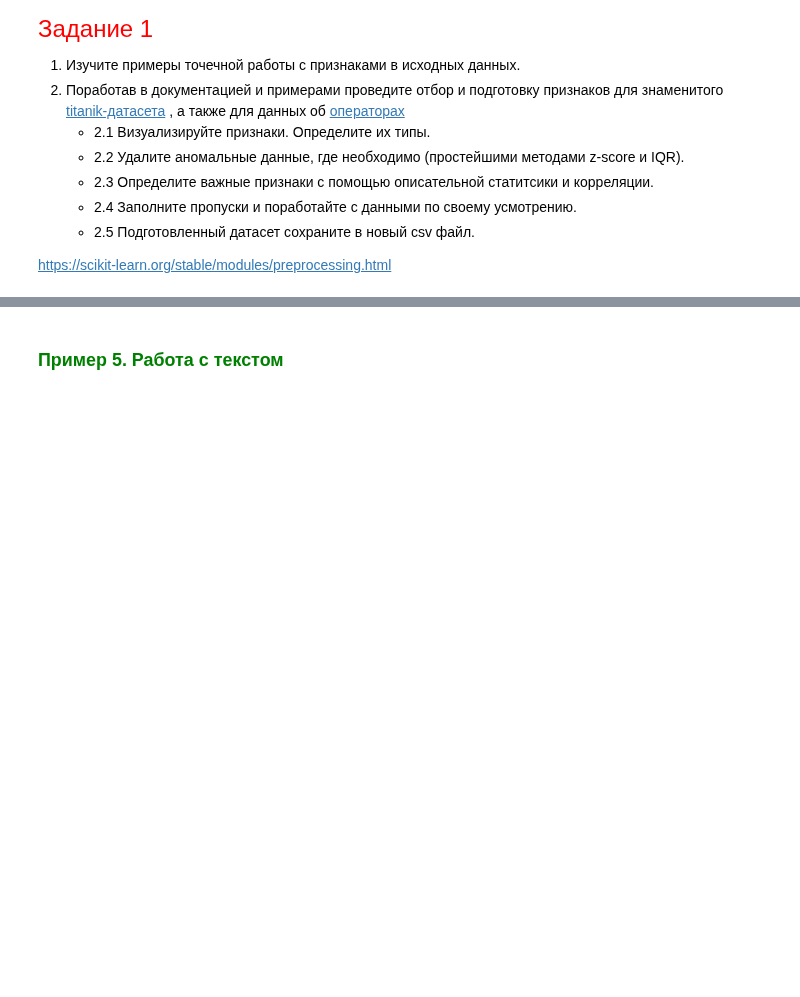
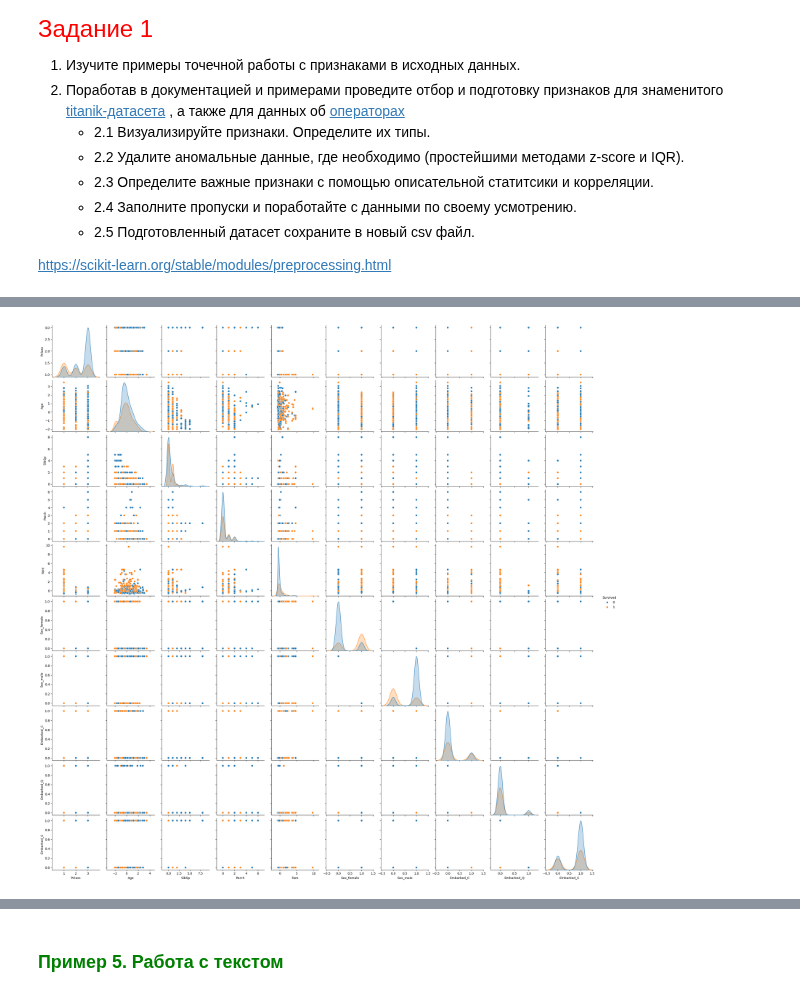
Before and after one commit to Dragoh54/MachineLearning-Labs, a Jupyter notebook: lab4/2024_ML_LR4_MACS (2).ipynb, the cells around one changed output, grey strips where cells are left out. Cells and saved outputs as stored; diff of their text form; code cells hidden in the pictures; blank space fills up the shorter version.

```diff
--- a/lab4/2024_ML_LR4_MACS (2).ipynb
+++ b/lab4/2024_ML_LR4_MACS (2).ipynb
@@ -322,0 +422,4 @@ plt.show()
+# %%
+sns.pairplot(train, hue='Survived');
+# %% [output]
+[figure, added]
```
Also changed, not shown: parts of 35 cells of this notebook, 2 other files.
